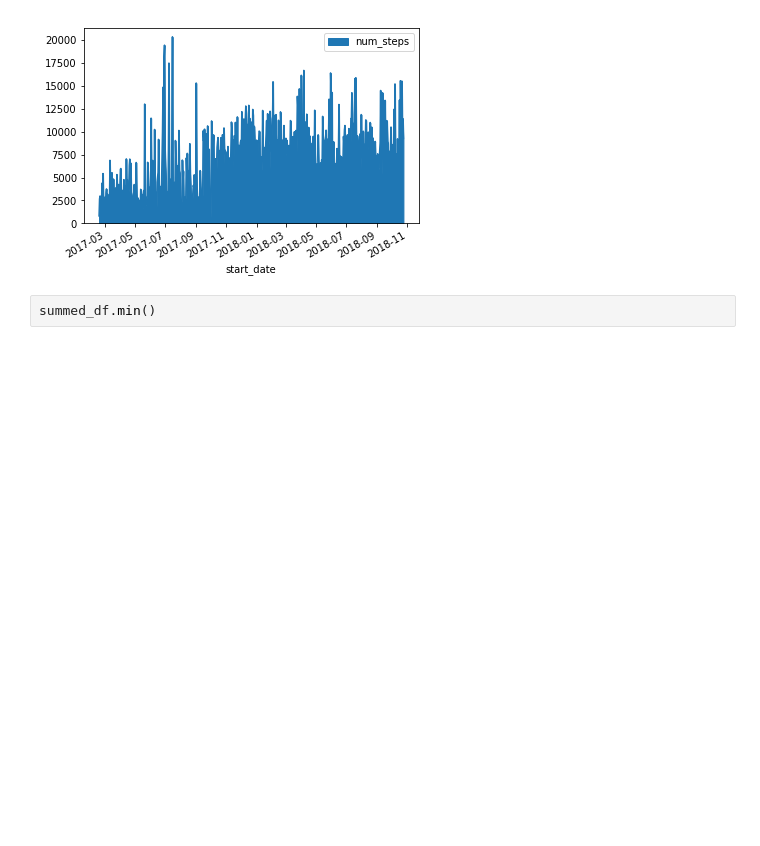
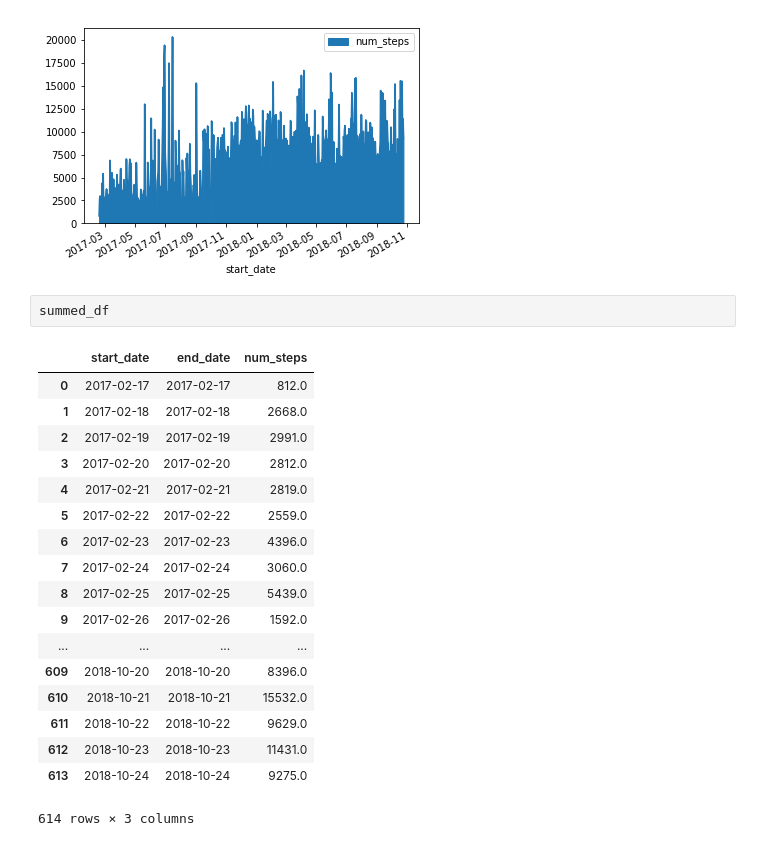
Before and after one commit to Data-is-life/Steps_Analysis, a Jupyter notebook: Steps_analysis.ipynb, the cells around one changed output. Saved outputs shown, nothing was run; the diff lists cells and outputs as text; blank space fills up the shorter version.

```diff
--- a/Steps_analysis.ipynb
+++ b/Steps_analysis.ipynb
@@ -163,4 +143,23 @@ summed_df.plot(x='start_date', y='num_steps', kind='area')
 <matplotlib.axes._subplots.AxesSubplot at 0x...>
 [figure]
 # %%
-summed_df.min()
+summed_df
+# %% [output]
+|  | start_date | end_date | num_steps |
+| 0 | 2017-02-17 | 2017-02-17 | 812.0 |
+| 1 | 2017-02-18 | 2017-02-18 | 2668.0 |
+| 2 | 2017-02-19 | 2017-02-19 | 2991.0 |
+| 3 | 2017-02-20 | 2017-02-20 | 2812.0 |
+| 4 | 2017-02-21 | 2017-02-21 | 2819.0 |
+| 5 | 2017-02-22 | 2017-02-22 | 2559.0 |
+| 6 | 2017-02-23 | 2017-02-23 | 4396.0 |
+| 7 | 2017-02-24 | 2017-02-24 | 3060.0 |
+| 8 | 2017-02-25 | 2017-02-25 | 5439.0 |
+| 9 | 2017-02-26 | 2017-02-26 | 1592.0 |
+| ... | ... | ... | ... |
+| 609 | 2018-10-20 | 2018-10-20 | 8396.0 |
+| 610 | 2018-10-21 | 2018-10-21 | 15532.0 |
+| 611 | 2018-10-22 | 2018-10-22 | 9629.0 |
+| 612 | 2018-10-23 | 2018-10-23 | 11431.0 |
+| 613 | 2018-10-24 | 2018-10-24 | 9275.0 |
+614 rows × 3 columns
```
Also changed, not shown: parts of 16 cells of this notebook, 2 other files.
